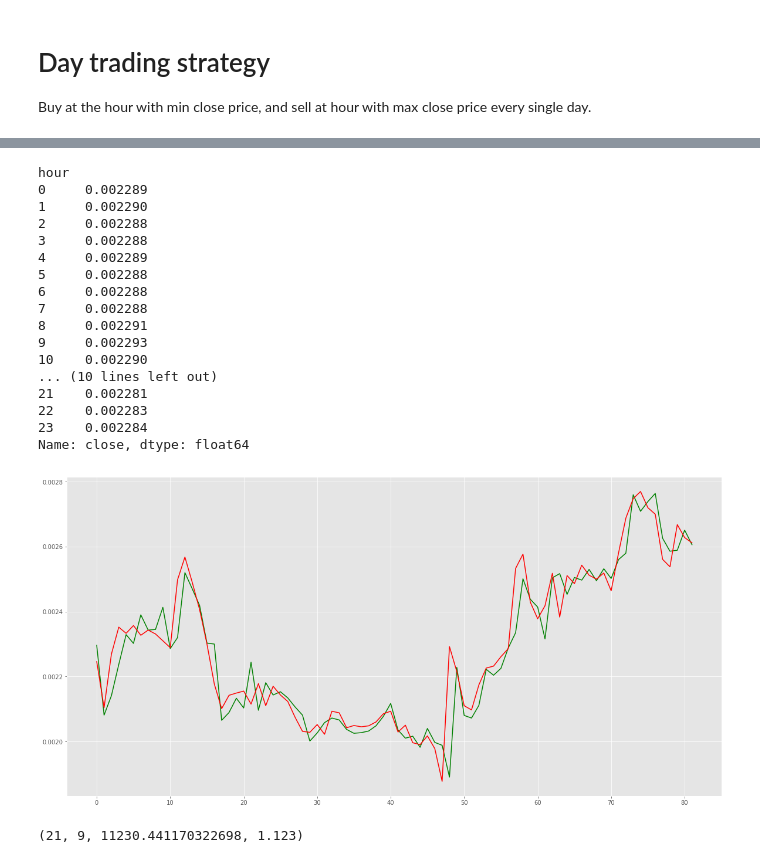
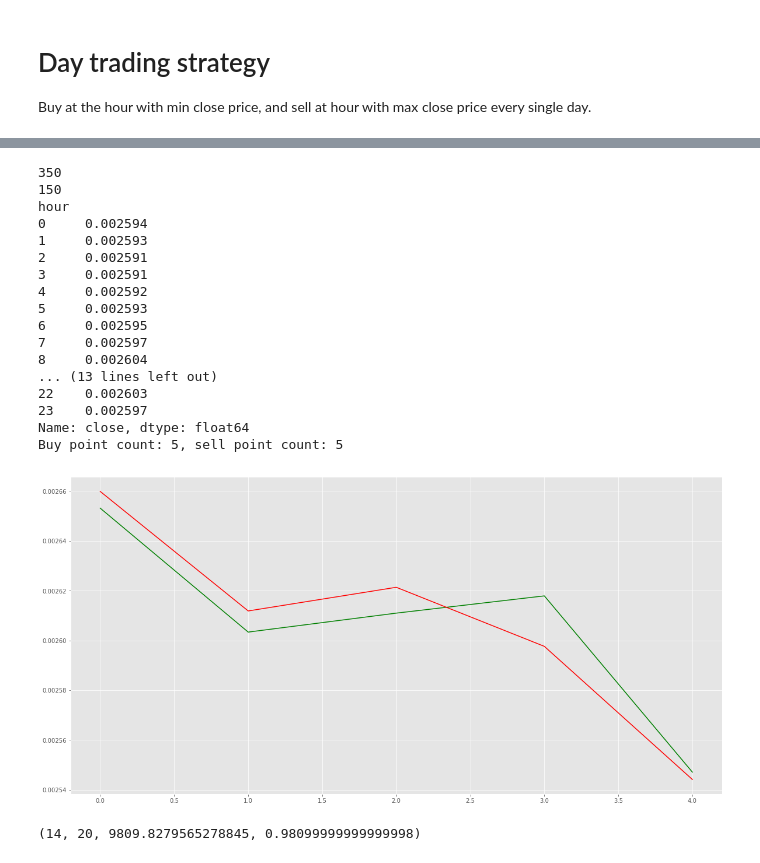
Before and after one commit to magicalne/cryptocurrency, a Jupyter notebook: huobi.ipynb, the cells around one changed output, grey strips where cells are left out. Saved outputs shown, nothing was run; the diff lists cells and outputs as text; code cells hidden in the pictures.

Commit message:
update strategy

```diff
--- a/huobi.ipynb
+++ b/huobi.ipynb
@@ -649,6 +647,3 @@ btcusdt_60min_kline_df.head()
 import datetime
 def toHour(id):
     return datetime.datetime.fromtimestamp(id).hour
-# %%
-hour_grp_close_mean = btcusdt_60min_kline_df.groupby(['hour'])['close'].mean()
-hour_grp_close_mean.plot(figsize=figsize, kind='line')
@@ -682,14 +654,28 @@ sell_fee = 0.002
 # Day trading strategy
 Buy at the hour with min close price, and sell at hour with max close price every single day.
 # %%
-def day_trade_strategy(symbol, size, principle):
+import random
+
+def get_price(open_price, close_price):
+    if open_price > close_price:
+        return random.uniform(close_price, open_price)
+    else:
+        return random.uniform(open_price, close_price)
+
+def day_trade_strategy(symbol, size, principle, train_quantil):
     kline = get_kline(symbol, '60min', size)
     df = pd.DataFrame(kline['data'])
 
     hours = df['id'].apply(toHour)
     df['hour'] = hours
     df.sort_values(by=['id'], inplace=True)
-    hour_grp_close_mean = df.groupby(['hour'])['close'].mean()
+    trainsize = int(size * train_quantil)
+    testsize = size - trainsize
+    traindf = df.head(trainsize)
+    testdf = df.tail(testsize)
+    print(len(traindf))
+    print(len(testdf))
+    hour_grp_close_mean = traindf.groupby(['hour'])['close'].mean()
     print(hour_grp_close_mean)
     buy_hour = hour_grp_close_mean.idxmin()
     sell_hour = hour_grp_close_mean.idxmax()
@@ -697,26 +683,27 @@ def day_trade_strategy(symbol, size, principle):
     buy_points = []
     sell_points = []
     fee = 0
-    for index, row in df.iterrows():
+    for index, row in testdf.iterrows():
         hour = row['hour']
+        price = get_price(row['open'], row['close'])
         if hour == buy_hour:
-            buy_points.append(row['close'])
+            buy_points.append(price)
             first = False
         elif hour == sell_hour:
             if first == False:
-                sell_points.append(row['close'])
+                sell_points.append(price)
     min_len = min(len(buy_points), len(sell_points))
     buy_points = buy_points[0:min_len-1]
     sell_points = sell_points[0:min_len-1]
-    bull_sell_zip = zip(buy_points, sell_points)
+    print("Buy point count: {0}, sell point count: {1}".format(len(buy_points), len(sell_points)))
+    buy_sell_zip = zip(buy_points, sell_points)
     x = [i for i in range(min_len-1)]
     plt.yscale('linear')
-    plt.rcParams["figure.figsize"] = (20,10)
     plt.plot(x, buy_points, 'green')
     plt.plot(x, sell_points, 'red')
     plt.show()
     p = principle
-    for pair in list(bull_sell_zip):
+    for pair in list(buy_sell_zip):
         b = pair[0]
         s = pair[1]
         base = round(p * (1 - buy_fee) / b, 4)
@@ -774,23 +779,23 @@ Name: close, dtype: float64
 # %%
-day_trade_strategy('etcbtc', 2000, 10000)
+day_trade_strategy('etcbtc', 500, 10000, 0.7)
 # %% [output]
+350
+150
 hour
-0     0.002289
-1     0.002290
-2     0.002288
-3     0.002288
-4     0.002289
-5     0.002288
-6     0.002288
-7     0.002288
-8     0.002291
-9     0.002293
-10    0.002290
-... (10 lines left out)
-21    0.002281
-22    0.002283
-23    0.002284
+0     0.002594
+1     0.002593
+2     0.002591
+3     0.002591
+4     0.002592
+5     0.002593
+6     0.002595
+7     0.002597
+8     0.002604
+... (13 lines left out)
+22    0.002603
+23    0.002597
 Name: close, dtype: float64
+Buy point count: 5, sell point count: 5
-[figure, old version]
+[figure, new version]
-(21, 9, 11230.441170322698, 1.123)
+(14, 20, 9809.8279565278845, 0.98099999999999998)
 # %%
```
Also changed, not shown: parts of 22 cells of this notebook.
